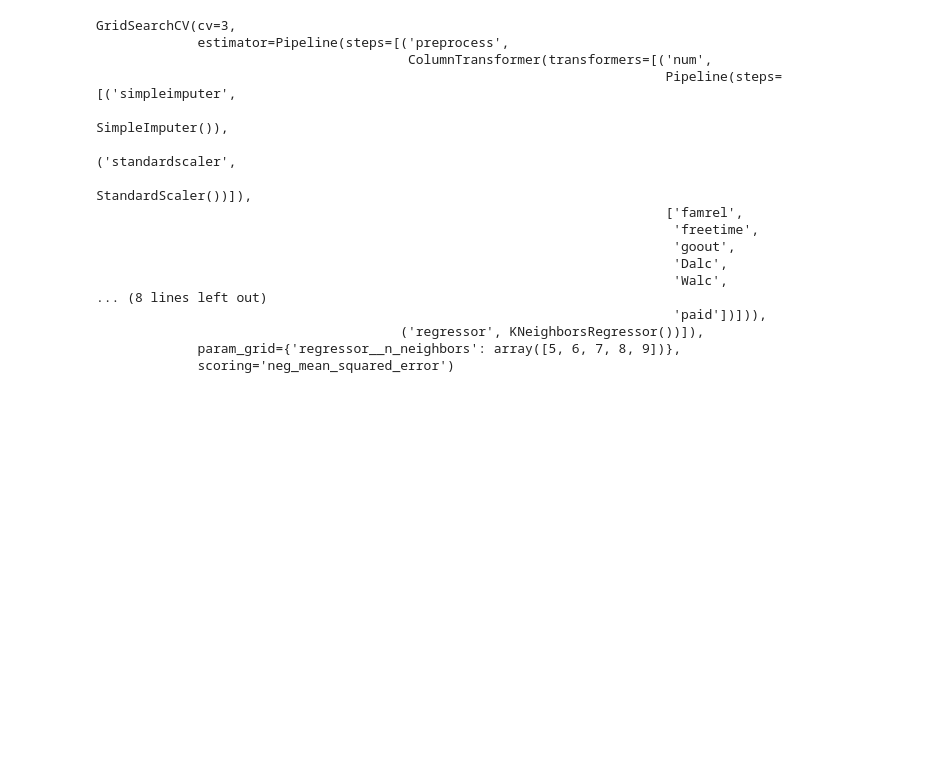
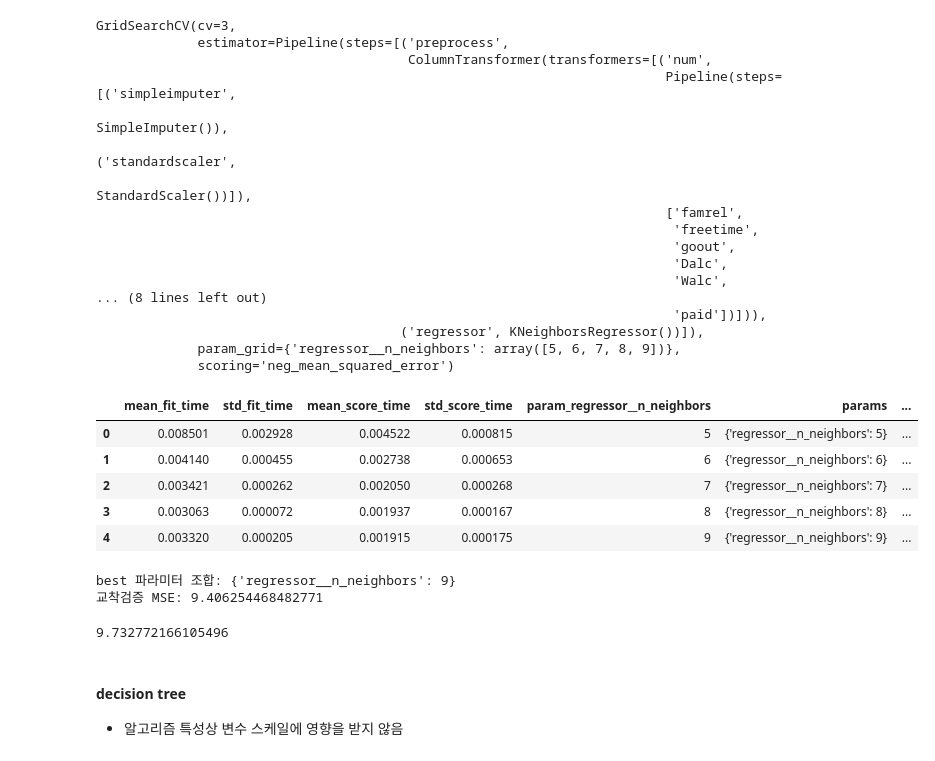
Before and after one commit to j00jun/DeepLearning_study, a Jupyter notebook: 빅분기_실기/part03_머신러닝과_모델링/sec02_scikit_learn을_활용한_회귀_모델_적합.ipynb, the cells around one changed output. Cells and saved outputs as stored; diff of their text form; code cells hidden in the pictures; blank space fills up the shorter version.

```diff
--- a/빅분기_실기/part03_머신러닝과_모델링/sec02_scikit_learn을_활용한_회귀_모델_적합.ipynb
+++ b/빅분기_실기/part03_머신러닝과_모델링/sec02_scikit_learn을_활용한_회귀_모델_적합.ipynb
@@ -91,3 +91,29 @@ GridSearchCV(cv=3,
                                        ('regressor', KNeighborsRegressor())]),
              param_grid={'regressor__n_neighbors': array([5, 6, 7, 8, 9])},
              scoring='neg_mean_squared_error')
+# %%
+pd.DataFrame(knn_search.cv_results_)
+# %% [output]
+|  | mean_fit_time | std_fit_time | mean_score_time | std_score_time | param_regressor__n_neighbors | params | ... |
+| 0 | 0.008501 | 0.002928 | 0.004522 | 0.000815 | 5 | {'regressor__n_neighbors': 5} | ... |
+| 1 | 0.004140 | 0.000455 | 0.002738 | 0.000653 | 6 | {'regressor__n_neighbors': 6} | ... |
+| 2 | 0.003421 | 0.000262 | 0.002050 | 0.000268 | 7 | {'regressor__n_neighbors': 7} | ... |
+| 3 | 0.003063 | 0.000072 | 0.001937 | 0.000167 | 8 | {'regressor__n_neighbors': 8} | ... |
+| 4 | 0.003320 | 0.000205 | 0.001915 | 0.000175 | 9 | {'regressor__n_neighbors': 9} | ... |
+# %%
+print('best 파라미터 조합:', knn_search.best_params_)
+print('교착검증 MSE:', -knn_search.best_score_)
+# %% [output]
+best 파라미터 조합: {'regressor__n_neighbors': 9}
+교착검증 MSE: 9.406254468482771
+# %%
+# 모형 성능 평가
+from sklearn.metrics import mean_squared_error
+knn_pred = knn_search.predict(test_X)
+print(mean_squared_error(test_y, knn_pred))
+# %% [output]
+9.732772166105496
+# %% [markdown]
+#### decision tree
+
+- 알고리즘 특성상 변수 스케일에 영향을 받지 않음
```
Also changed, not shown: parts of 40 cells of this notebook, 5 other files.
